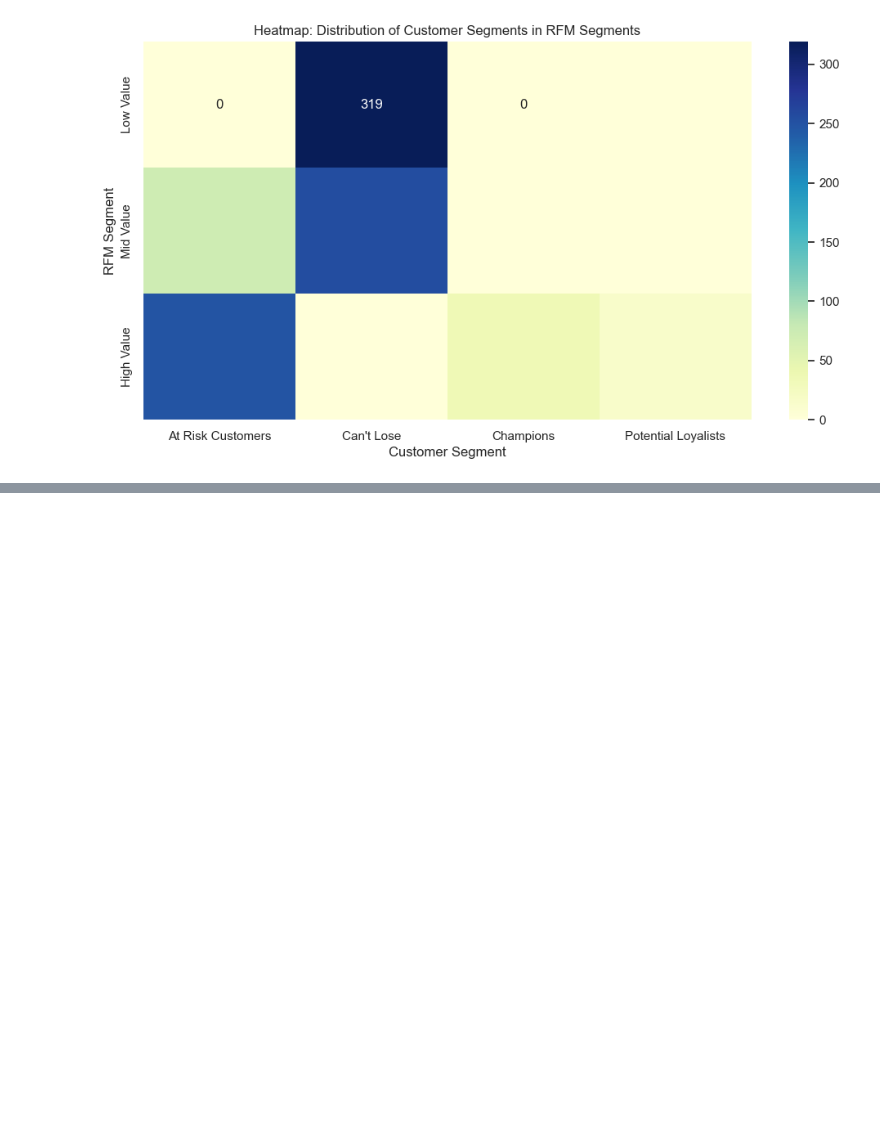
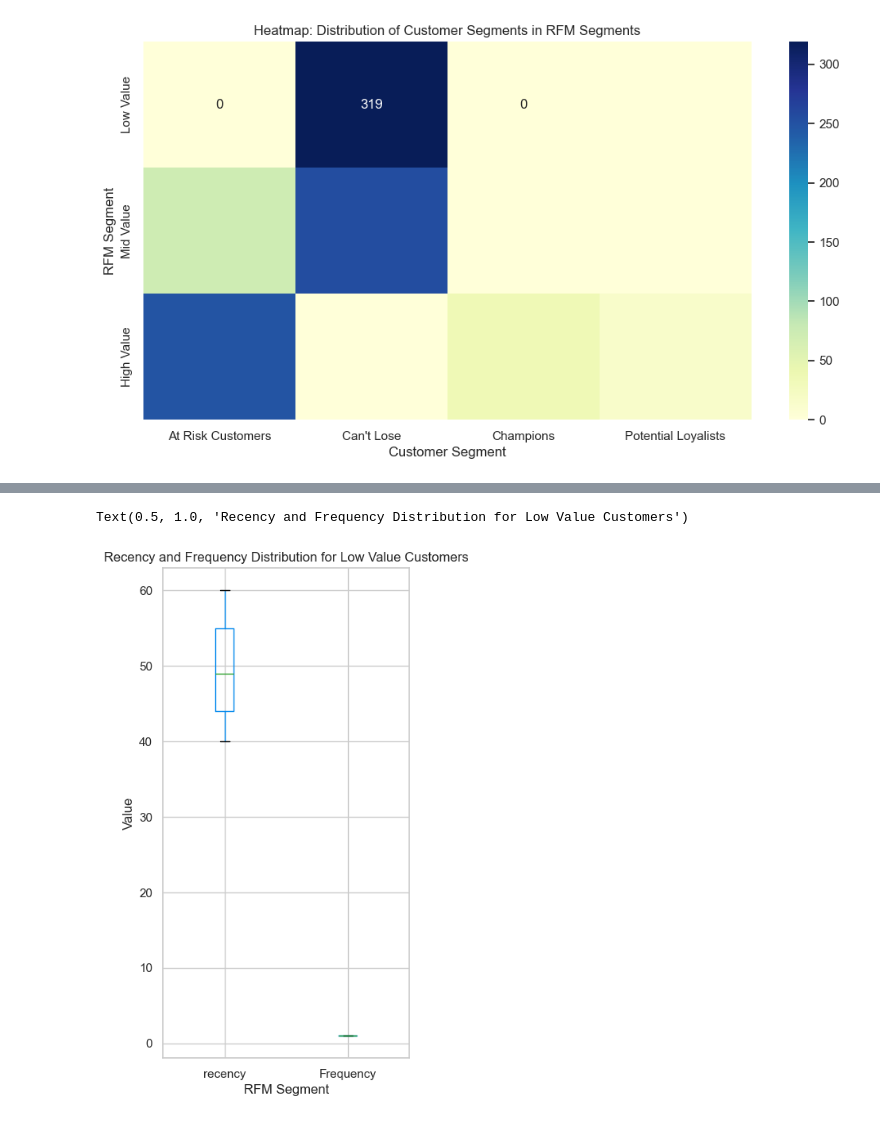
Before and after one commit to Murega14/rfm, a Jupyter notebook: rfm.ipynb, the cells around one changed output, grey strips where cells are left out. Drawn from its saved outputs; the diff is of its cells as text; code cells hidden in the pictures; blank space fills up the shorter version.

```diff
--- a/rfm.ipynb
+++ b/rfm.ipynb
@@ -394,0 +426,12 @@ plt.show()
+# %%
+#visualizing metrics for low value customers
+low_value_df = rfm_df[rfm_df['RFM_Segment'] == "Low Value"]
+
+plt.figure(figsize=(4,8))
+low_value_df.boxplot(column=cols)
+plt.xlabel('RFM Segment')
+plt.ylabel('Value')
+plt.title('Recency and Frequency Distribution for Low Value Customers')
+# %% [output]
+Text(0.5, 1.0, 'Recency and Frequency Distribution for Low Value Customers')
+[figure, added]
```
Also changed, not shown: parts of 12 cells of this notebook, 1 other file.
